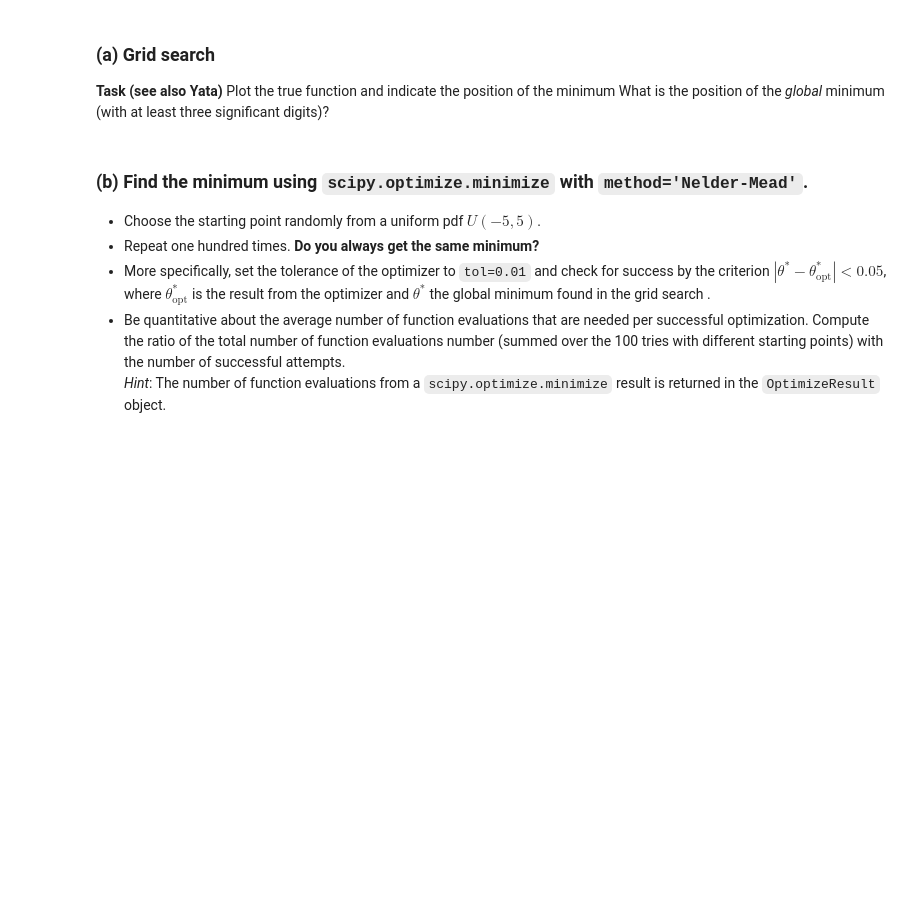
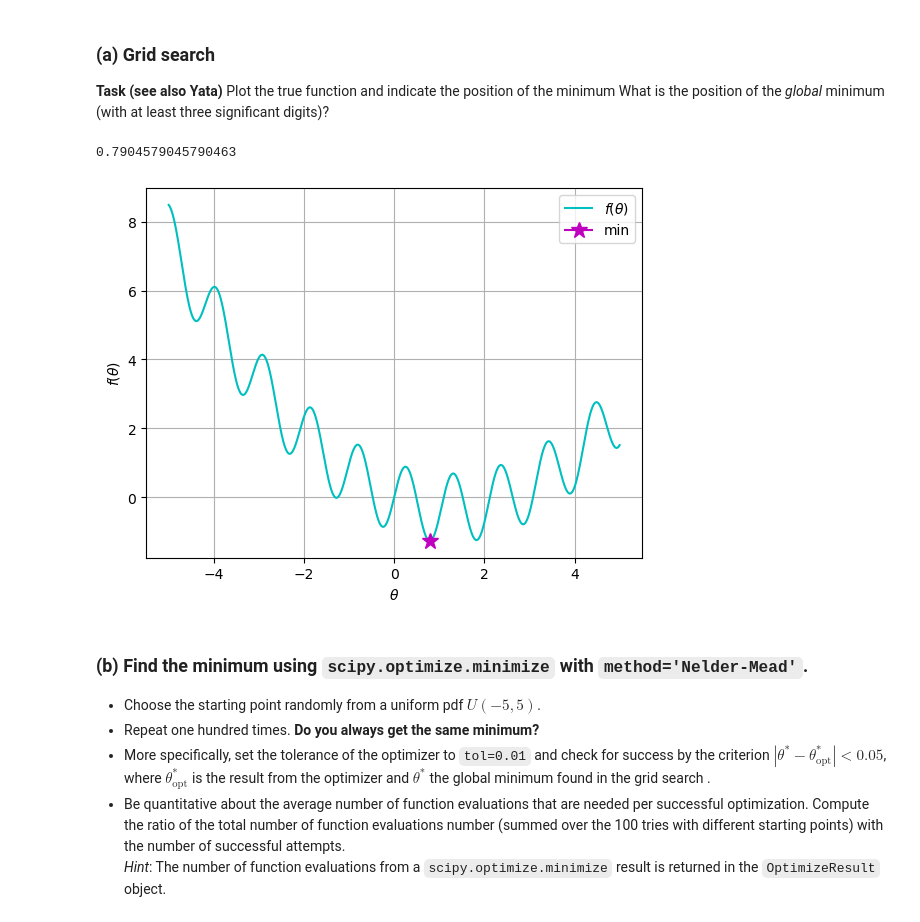
Before and after one commit to Action4/tif285, a Jupyter notebook: doc/pub/ProblemSets/Set1/TIF285_ps1_basic_problems.ipynb, the cells around one changed output. Saved outputs shown, nothing was run; the diff lists cells and outputs as text; code cells hidden in the pictures; blank space fills up the shorter version.

```diff
--- a/doc/pub/ProblemSets/Set1/TIF285_ps1_basic_problems.ipynb
+++ b/doc/pub/ProblemSets/Set1/TIF285_ps1_basic_problems.ipynb
@@ -169,3 +203,31 @@ theta_max =  5.
+# %%
+theta_min =  -5.
+theta_max =  5.
+
+#
+# YOUR CODE HERE
+#
+
+def f(theta):
+    return np.sin(6*theta) + 0.2*theta**2 - 0.5*theta
+
+theta = np.linspace(-5., 5., 100000)
+
+
+argmini = np.argmin(f(theta))
+theta_mini = theta[argmini]
+print(theta_mini)
+
+plt.plot(theta, f(theta), 'c', label=r'$f(\theta)$')
+plt.grid()
+plt.xlabel(r'$\theta$')
+plt.ylabel(r'$f(\theta)$')
+plt. plot(theta_mini, f(theta_mini), 'm', marker='*', markersize=12, label='min')
+plt.legend()
+plt.show()
+# %% [output]
+0.7904579045790463
+[figure, added]
 # %% [markdown]
 ### (b) Find the minimum using `scipy.optimize.minimize` with `method='Nelder-Mead'`.
 * Choose the starting point randomly from a uniform pdf $U(-5,5)$.
```
Also changed, not shown: parts of 8 cells of this notebook.
